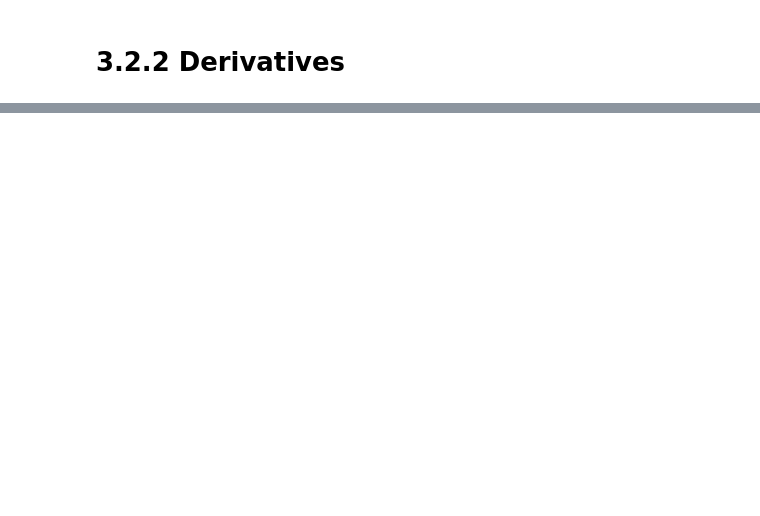
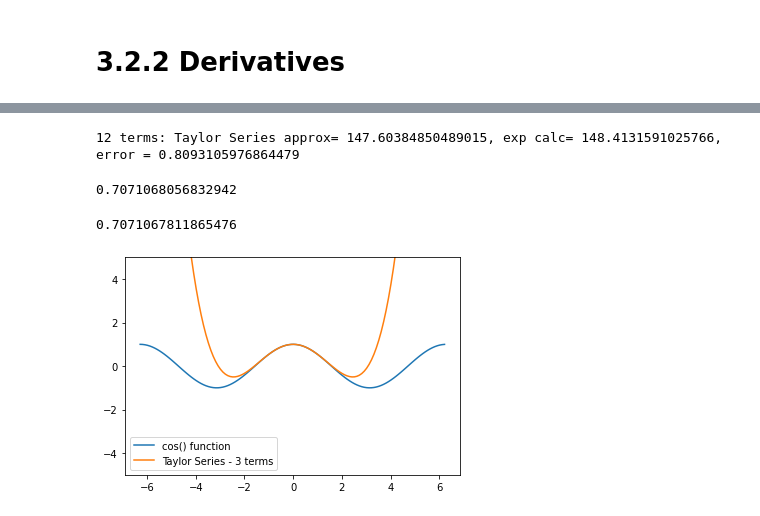
Before and after one commit to dbetanc1/MAT494, a Jupyter notebook: HW_3_2.ipynb, the cells around one changed output, grey strips where cells are left out. Drawn from its saved outputs; the diff is of its cells as text; code cells hidden in the pictures; blank space fills up the shorter version.

```diff
--- a/HW_3_2.ipynb
+++ b/HW_3_2.ipynb
@@ -35,0 +195,57 @@ f (a)̸=L. We also do not restrict a to be in D.
+# %%
+import math
+
+x = 5
+for i in range(1,20):
+    e_approx = func_e(x,i)
+    e_exp = math.exp(x)
+    e_error = abs(e_approx - e_exp)
+    if e_error < 1:
+        break
+
+print(f'{i} terms: Taylor Series approx= {e_approx}, exp calc= {e_exp}, error = {e_error}')
+# %% [output]
+12 terms: Taylor Series approx= 147.60384850489015, exp calc= 148.4131591025766, error = 0.8093105976864479
+# %%
+import math
+
+def func_cos(x, n):
+    cos_approx = 0
+    for i in range(n):
+        coef = (-1)**i
+        num = x**(2*i)
+        denom = math.factorial(2*i)
+        cos_approx += ( coef ) * ( (num)/(denom) )
+
+    return cos_approx
+# %%
+angle_rad = (math.radians(45))
+out = func_cos(angle_rad,5)
+print(out)
+# %% [output]
+0.7071068056832942
+# %%
+out = math.cos(angle_rad)
+print(out)
+# %% [output]
+0.7071067811865476
+# %%
+import math
+import numpy as np
+import matplotlib.pyplot as plt
+# if using a Jupyter notebook, include:
+%matplotlib inline
+
+angles = np.arange(-2*np.pi,2*np.pi,0.1)
+p_cos = np.cos(angles)
+t_cos = [func_cos(angle,3) for angle in angles]
+
+fig, ax = plt.subplots()
+ax.plot(angles,p_cos)
+ax.plot(angles,t_cos)
+ax.set_ylim([-5,5])
+ax.legend(['cos() function','Taylor Series - 3 terms'])
+
+plt.show()
+# %% [output]
+[figure, added]
```
Also changed, not shown: parts of 25 cells of this notebook.
